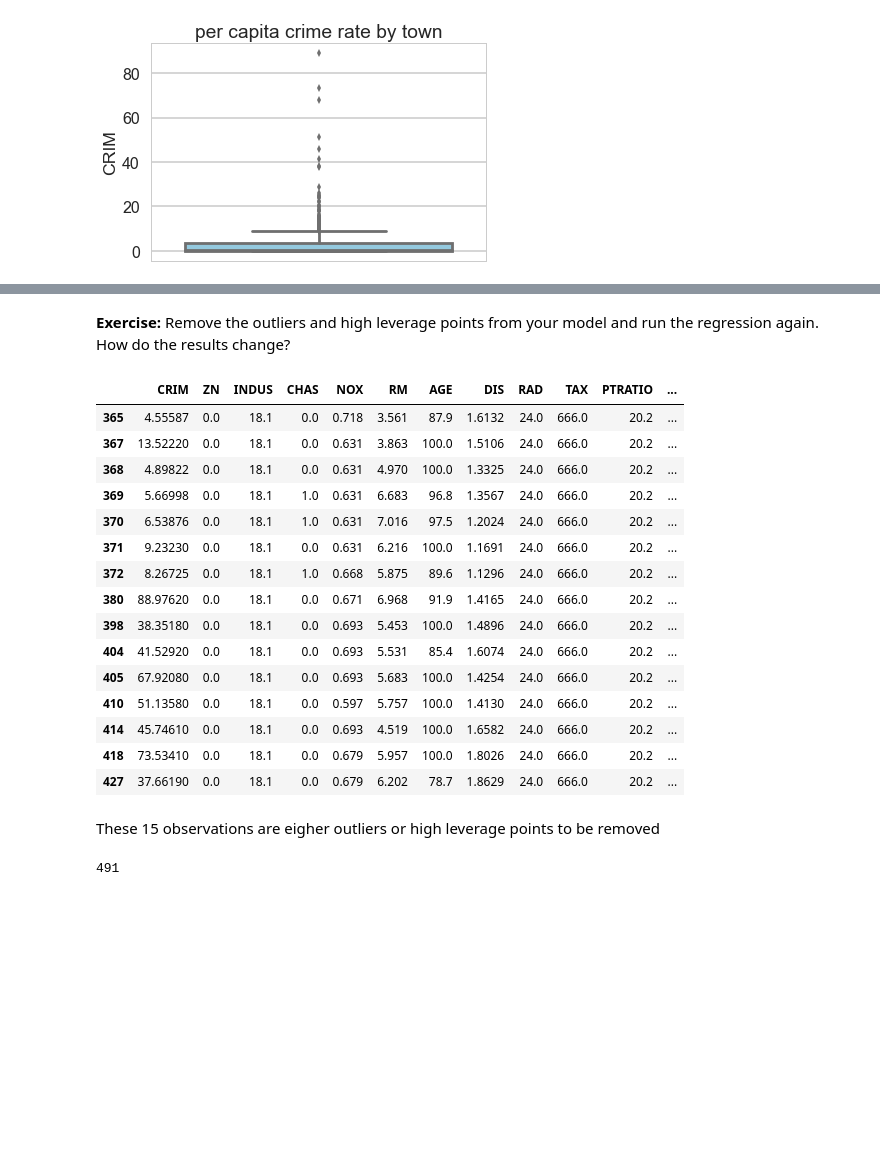
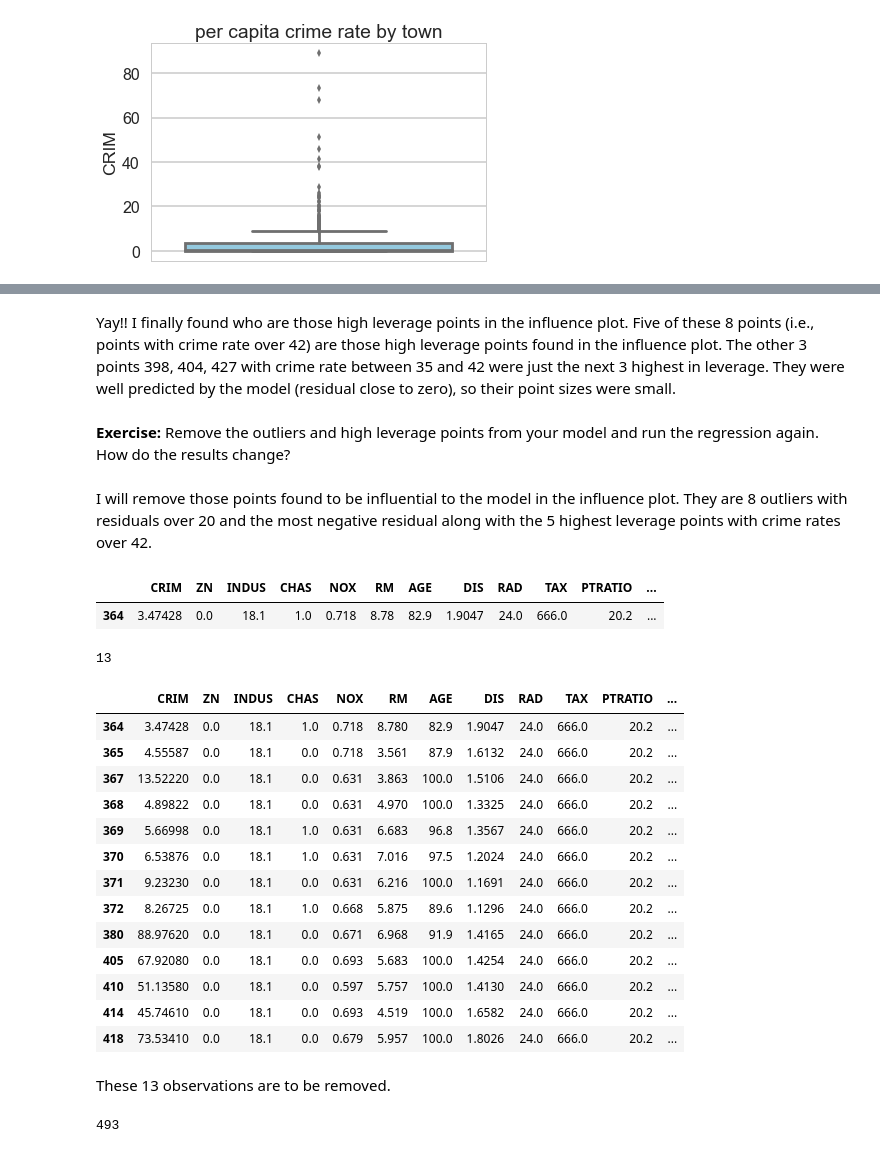
Before and after one commit to math470/Springboard_json_miniproject, a Jupyter notebook: linear_regression/Mini_Project_Linear_Regression_submitted.ipynb, the cells around one changed output, grey strips where cells are left out. Drawn from its saved outputs; the diff is of its cells as text; code cells hidden in the pictures; blank space fills up the shorter version.

```diff
--- a/linear_regression/Mini_Project_Linear_Regression_submitted.ipynb
+++ b/linear_regression/Mini_Project_Linear_Regression_submitted.ipynb
@@ -1152,10 +1146,24 @@ The other two independent variables do not show high leverage points.
+# %% [markdown]
+Yay!! I finally found who are those high leverage points in the influence plot.  Five of these 8 points (i.e., points with crime rate over 42) are those high leverage points found in the influence plot. The other 3 points 398, 404, 427 with crime rate between 35 and 42 were just the next 3 highest in leverage. They were well predicted by the model (residual close to zero), so their point sizes were small.
 # %% [markdown]
 __Exercise:__ Remove the outliers and high leverage points from your model and run the regression again. How do the results change?
+# %% [markdown]
+I will remove those points found to be influential to the model in the influence plot. They are 8 outliers with residuals over 20 and the most negative residual along with the 5 highest leverage points with crime rates over 42.
+# %%
+bos[resid == np.min(resid)] # point 364
+# %% [output]
+|  | CRIM | ZN | INDUS | CHAS | NOX | RM | AGE | DIS | RAD | TAX | PTRATIO | ... |
+| 364 | 3.47428 | 0.0 | 18.1 | 1.0 | 0.718 | 8.78 | 82.9 | 1.9047 | 24.0 | 666.0 | 20.2 | ... |
+# %%
+len(bos[(resid > 20) | (bos.CRIM > 42)|(resid == np.min(resid))])
+# %% [output]
+13
 # %%
-# High leverage points or outliers
-bos[(bos.CRIM > 35) | (resid > 20)]
+# outliers and high leverage points (influential points)
+bos[(resid > 20) | (bos.CRIM > 42)|(resid == np.min(resid))]
 # %% [output]
 |  | CRIM | ZN | INDUS | CHAS | NOX | RM | AGE | DIS | RAD | TAX | PTRATIO | ... |
+| 364 | 3.47428 | 0.0 | 18.1 | 1.0 | 0.718 | 8.780 | 82.9 | 1.9047 | 24.0 | 666.0 | 20.2 | ... |
 | 365 | 4.55587 | 0.0 | 18.1 | 0.0 | 0.718 | 3.561 | 87.9 | 1.6132 | 24.0 | 666.0 | 20.2 | ... |
 | 367 | 13.52220 | 0.0 | 18.1 | 0.0 | 0.631 | 3.863 | 100.0 | 1.5106 | 24.0 | 666.0 | 20.2 | ... |
 | 368 | 4.89822 | 0.0 | 18.1 | 0.0 | 0.631 | 4.970 | 100.0 | 1.3325 | 24.0 | 666.0 | 20.2 | ... |
@@ -1164,20 +1172,17 @@ bos[(bos.CRIM > 35) | (resid > 20)]
 | 371 | 9.23230 | 0.0 | 18.1 | 0.0 | 0.631 | 6.216 | 100.0 | 1.1691 | 24.0 | 666.0 | 20.2 | ... |
 | 372 | 8.26725 | 0.0 | 18.1 | 1.0 | 0.668 | 5.875 | 89.6 | 1.1296 | 24.0 | 666.0 | 20.2 | ... |
 | 380 | 88.97620 | 0.0 | 18.1 | 0.0 | 0.671 | 6.968 | 91.9 | 1.4165 | 24.0 | 666.0 | 20.2 | ... |
-| 398 | 38.35180 | 0.0 | 18.1 | 0.0 | 0.693 | 5.453 | 100.0 | 1.4896 | 24.0 | 666.0 | 20.2 | ... |
-| 404 | 41.52920 | 0.0 | 18.1 | 0.0 | 0.693 | 5.531 | 85.4 | 1.6074 | 24.0 | 666.0 | 20.2 | ... |
 | 405 | 67.92080 | 0.0 | 18.1 | 0.0 | 0.693 | 5.683 | 100.0 | 1.4254 | 24.0 | 666.0 | 20.2 | ... |
 | 410 | 51.13580 | 0.0 | 18.1 | 0.0 | 0.597 | 5.757 | 100.0 | 1.4130 | 24.0 | 666.0 | 20.2 | ... |
 | 414 | 45.74610 | 0.0 | 18.1 | 0.0 | 0.693 | 4.519 | 100.0 | 1.6582 | 24.0 | 666.0 | 20.2 | ... |
 | 418 | 73.53410 | 0.0 | 18.1 | 0.0 | 0.679 | 5.957 | 100.0 | 1.8026 | 24.0 | 666.0 | 20.2 | ... |
-| 427 | 37.66190 | 0.0 | 18.1 | 0.0 | 0.679 | 6.202 | 78.7 | 1.8629 | 24.0 | 666.0 | 20.2 | ... |
 # %% [markdown]
-These 15 observations are eigher outliers or high leverage points to be removed
+These 13 observations are to be removed.
 # %%
-bos_cleaned = bos[(bos.CRIM <= 35) & (resid <= 20)]
+bos_cleaned = bos[(bos.CRIM <= 42) & (resid <= 20) & (resid != np.min(resid))]
 len(bos_cleaned)
 # %% [output]
-491
+493
 # %%
 m = ols('PRICE ~ CRIM + RM + PTRATIO',bos_cleaned).fit()
 print(m.summary())
```
Also changed, not shown: parts of 25 cells of this notebook.
